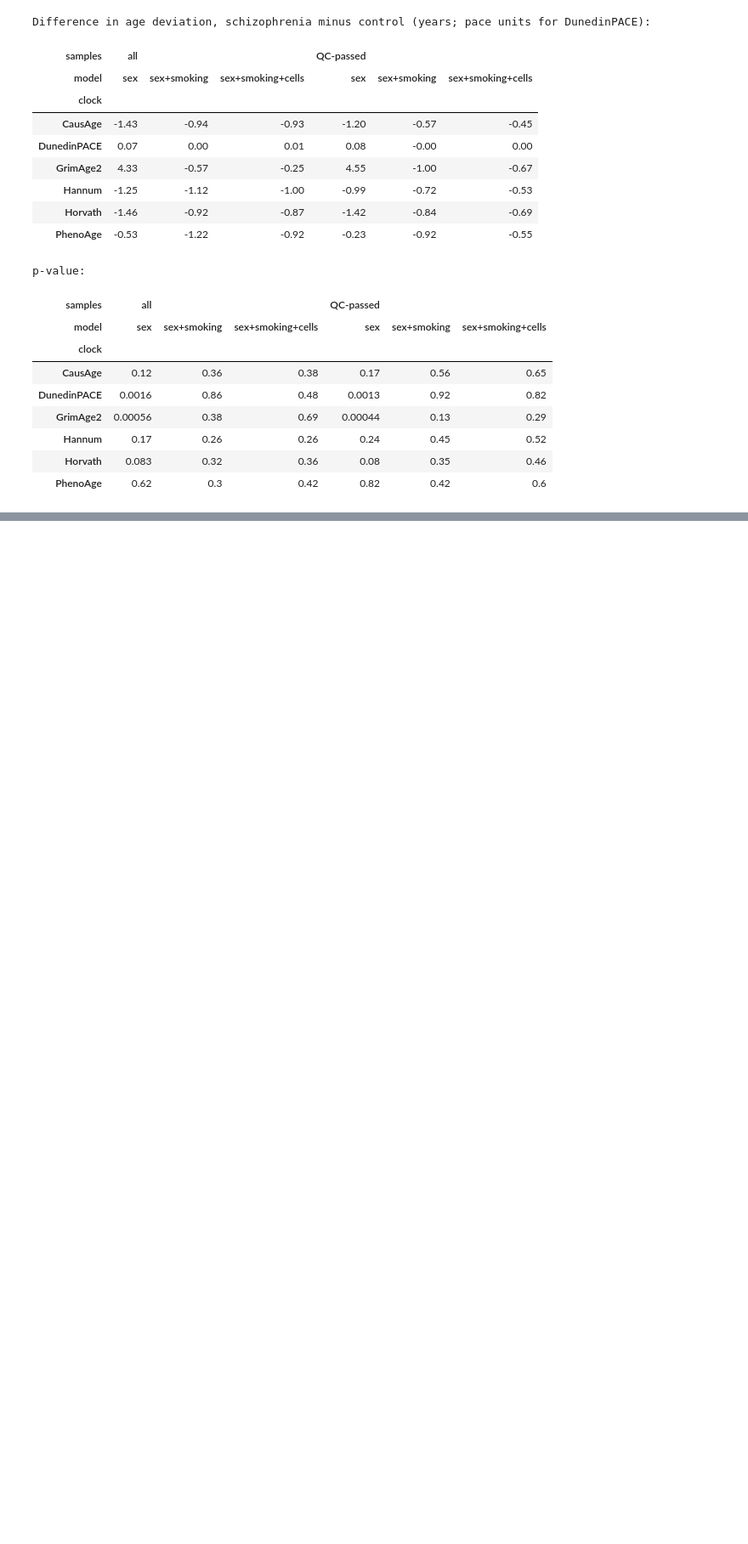
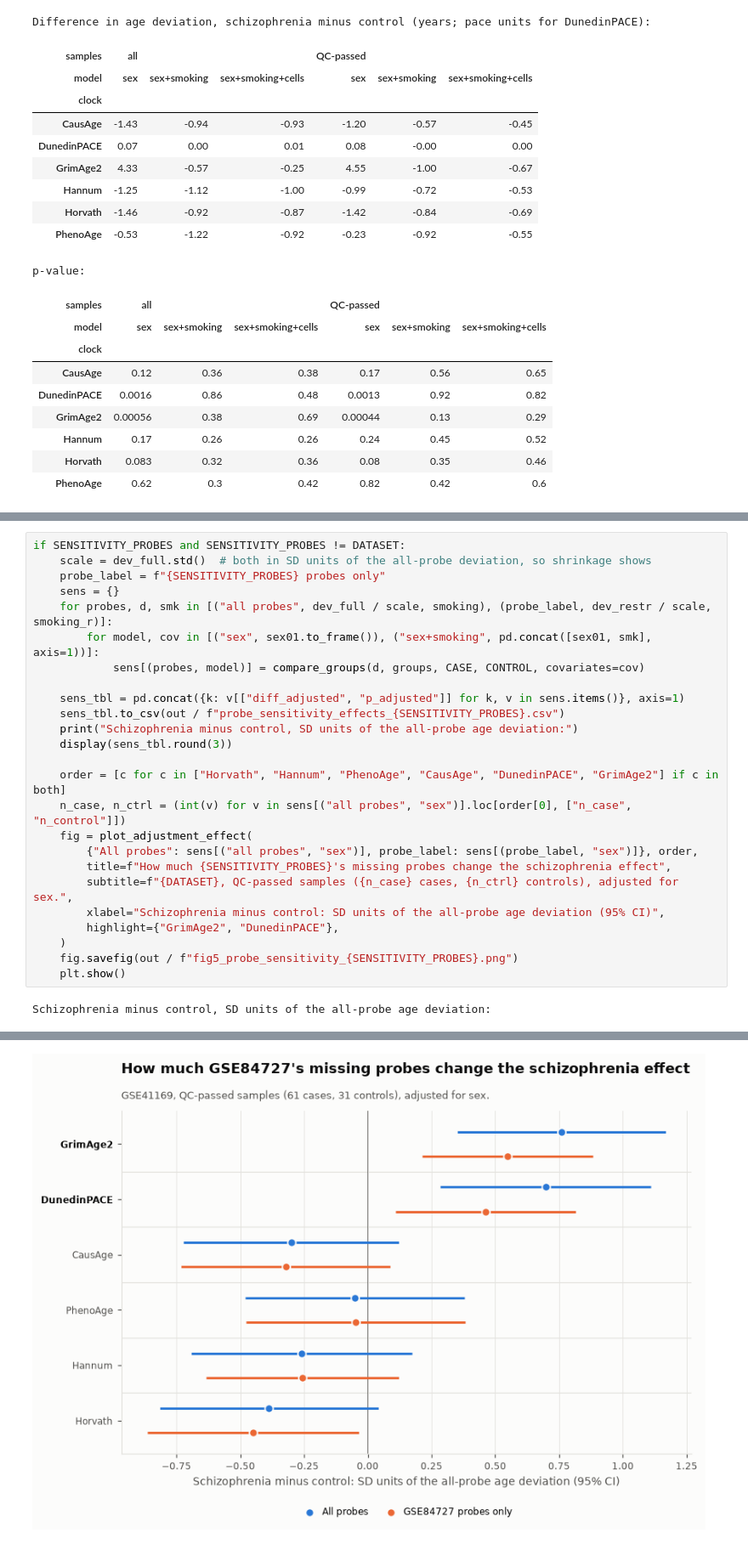
Before and after one commit to nickdelkis/ageing-clock-benchmark, a Jupyter notebook: notebooks/clock_benchmark.ipynb, the cells around one changed output, grey strips where cells are left out. Shown at 85% size. Cells and saved outputs as stored; diff of their text form; blank space fills up the shorter version.

```diff
--- a/notebooks/clock_benchmark.ipynb
+++ b/notebooks/clock_benchmark.ipynb
@@ -361,0 +466,27 @@ plt.show()
+# %%
+if SENSITIVITY_PROBES and SENSITIVITY_PROBES != DATASET:
+    scale = dev_full.std()  # both in SD units of the all-probe deviation, so shrinkage shows
+    probe_label = f"{SENSITIVITY_PROBES} probes only"
+    sens = {}
+    for probes, d, smk in [("all probes", dev_full / scale, smoking), (probe_label, dev_restr / scale, smoking_r)]:
+        for model, cov in [("sex", sex01.to_frame()), ("sex+smoking", pd.concat([sex01, smk], axis=1))]:
+            sens[(probes, model)] = compare_groups(d, groups, CASE, CONTROL, covariates=cov)
+
+    sens_tbl = pd.concat({k: v[["diff_adjusted", "p_adjusted"]] for k, v in sens.items()}, axis=1)
+    sens_tbl.to_csv(out / f"probe_sensitivity_effects_{SENSITIVITY_PROBES}.csv")
+    print("Schizophrenia minus control, SD units of the all-probe age deviation:")
+    display(sens_tbl.round(3))
+
+    order = [c for c in ["Horvath", "Hannum", "PhenoAge", "CausAge", "DunedinPACE", "GrimAge2"] if c in both]
+    n_case, n_ctrl = (int(v) for v in sens[("all probes", "sex")].loc[order[0], ["n_case", "n_control"]])
+    fig = plot_adjustment_effect(
+        {"All probes": sens[("all probes", "sex")], probe_label: sens[(probe_label, "sex")]}, order,
+        title=f"How much {SENSITIVITY_PROBES}'s missing probes change the schizophrenia effect",
+        subtitle=f"{DATASET}, QC-passed samples ({n_case} cases, {n_ctrl} controls), adjusted for sex.",
+        xlabel="Schizophrenia minus control: SD units of the all-probe age deviation (95% CI)",
+        highlight={"GrimAge2", "DunedinPACE"},
+    )
+    fig.savefig(out / f"fig5_probe_sensitivity_{SENSITIVITY_PROBES}.png")
+    plt.show()
+# %% [output]
+Schizophrenia minus control, SD units of the all-probe age deviation:
@@ -362 +503,2 @@ plt.show()
+[figure, added]
 # %% [markdown]
```
Also changed, not shown: parts of 16 cells of this notebook, 48 other files.
